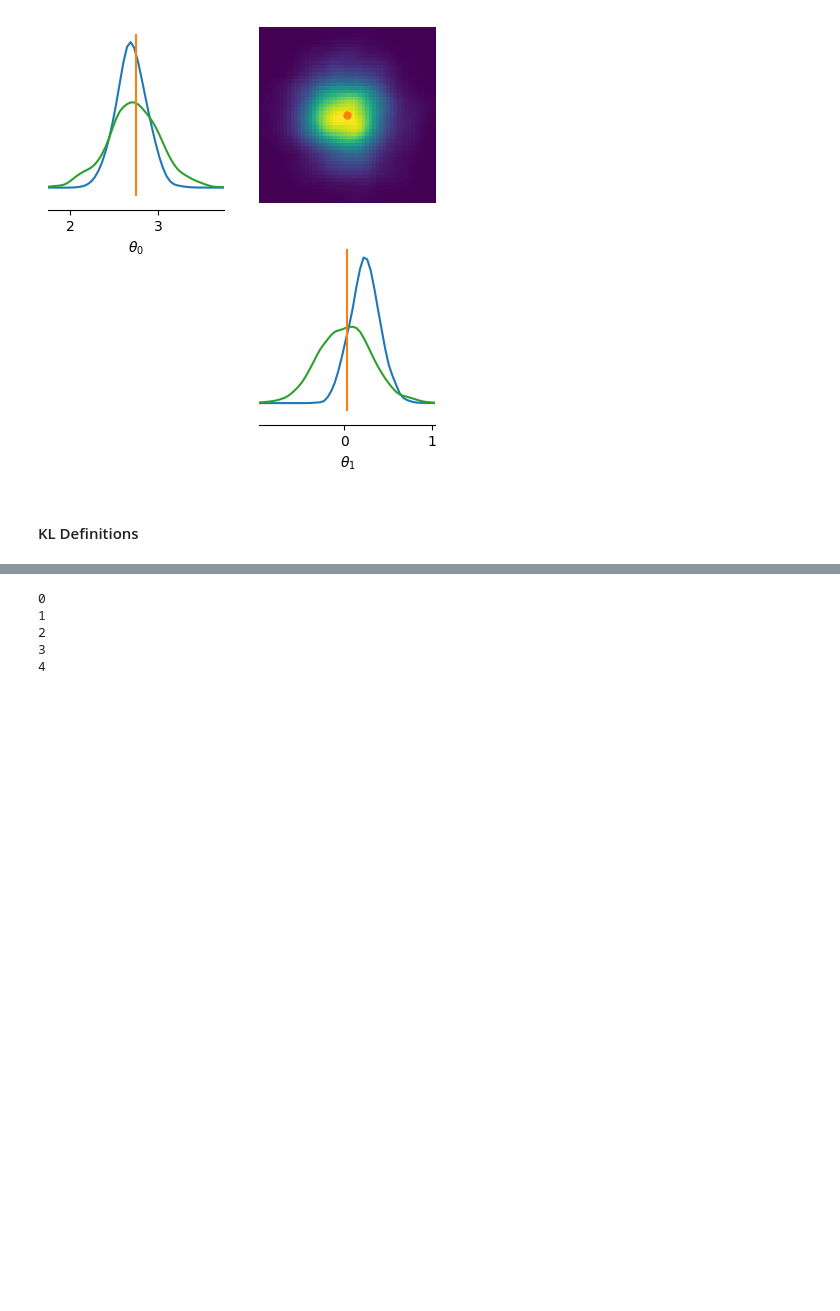
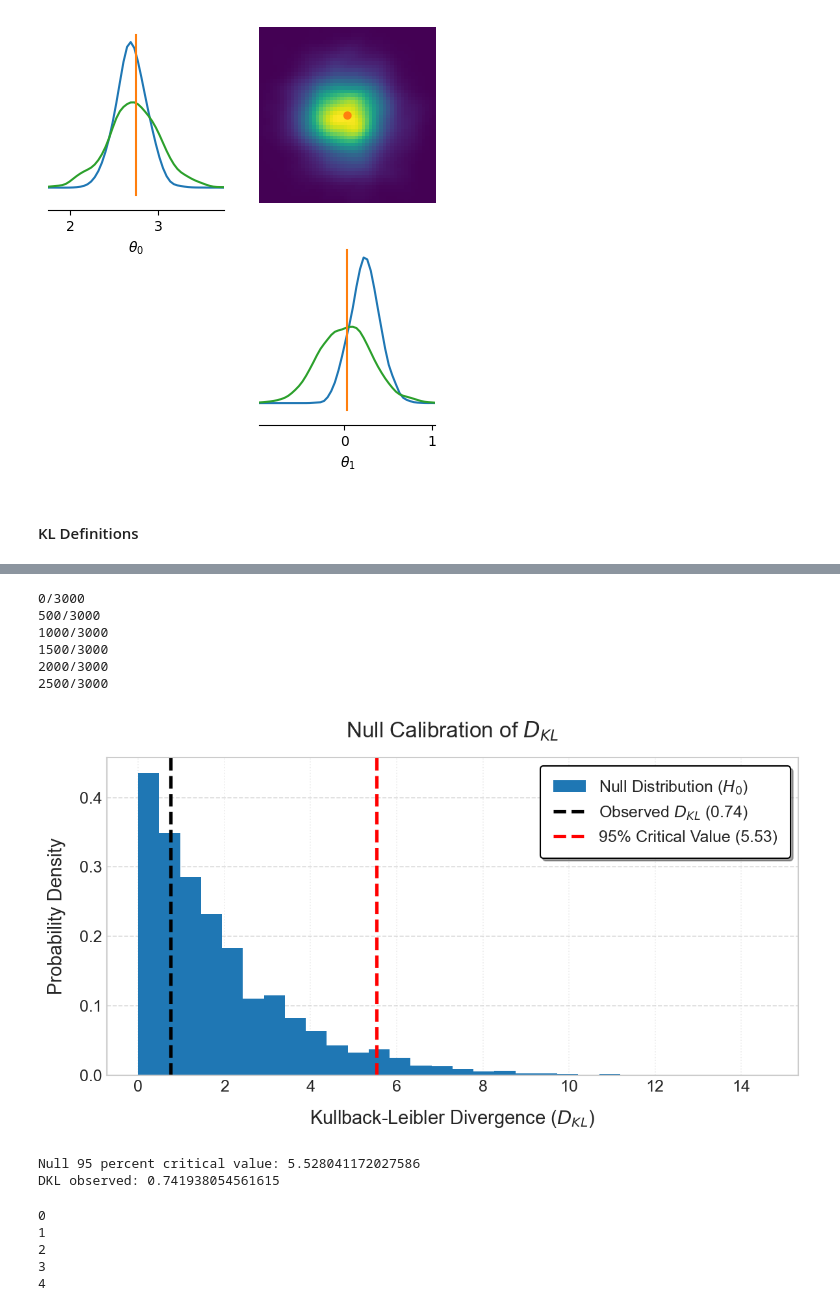
Before and after one commit to jayvasireddy/Part-III-Research-Project, a Jupyter notebook: 2D Gaussian Example/Adapting Current Code.ipynb, the cells around one changed output, grey strips where cells are left out. Drawn from its saved outputs; the diff is of its cells as text; code cells hidden in the pictures; blank space fills up the shorter version.

```diff
--- a/2D Gaussian Example/Adapting Current Code.ipynb
+++ b/2D Gaussian Example/Adapting Current Code.ipynb
@@ -702,3 +770,16 @@ DKL observed: 0.7445340752601624
+# %%
+dkls_neat, crit_val_95_neat = calibrate_null_dkl_neat(posterior1_direct, prior,3000,500, loc1, scale1, loc1, scale1, dkl_obs)
+print("DKL observed:", dkl_obs)
+# %% [output]
+0/3000
+500/3000
+1000/3000
+1500/3000
+2000/3000
+2500/3000
+[figure, added]
+Null 95 percent critical value: 5.528041172027586
+DKL observed: 0.741938054561615
 # %%
 #loop through N vals to see error as fn of n
 N_theta_vals = [100,500,1000,5000,10000]
```
Also changed, not shown: parts of 8 cells of this notebook, 6 other files.
